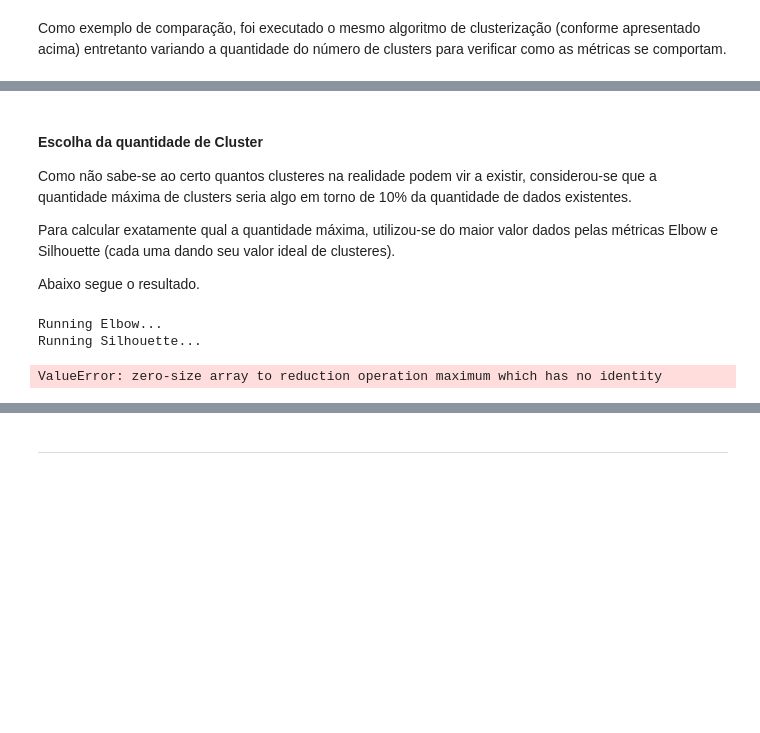
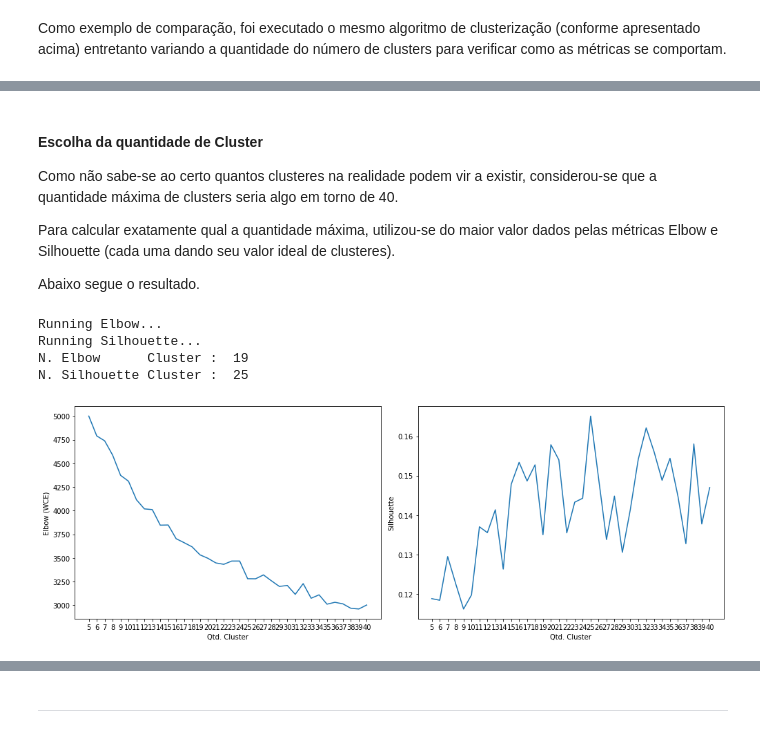
Before and after one commit to rdenadai/ia006c, a Jupyter notebook: notebooks/PROJETO/projeto.ipynb, the cells around one changed output, grey strips where cells are left out. Saved outputs shown, nothing was run; the diff lists cells and outputs as text; code cells hidden in the pictures; blank space fills up the shorter version.

```diff
--- a/notebooks/PROJETO/projeto.ipynb
+++ b/notebooks/PROJETO/projeto.ipynb
@@ -497,7 +500,7 @@ plt.show()
 # %% [markdown]
 #### Escolha da quantidade de Cluster
 
-Como não sabe-se ao certo quantos clusteres na realidade podem vir a existir, considerou-se que a quantidade máxima de clusters seria algo em torno de 10% da quantidade de dados existentes.
+Como não sabe-se ao certo quantos clusteres na realidade podem vir a existir, considerou-se que a quantidade máxima de clusters seria algo em torno de 40.
 
 Para calcular exatamente qual a quantidade máxima, utilizou-se do maior valor dados pelas métricas Elbow e Silhouette (cada uma dando seu valor ideal de clusteres).
 
@@ -513,10 +516,6 @@ def calculate_silhouette_metric(X, K):
     centroids = km_.means()
     sh_score = silhouette_score(X, assigned_clusters_, metric='cosine', random_state=0)
     return [len(centroids), sh_score]
-
-kmin = 10
-kmax = int(np.ceil((X.shape[0] * 0.1)))
-kmax = 30 if kmax > 30 else kmax
 
 print("Running Elbow...")
 elbow_error = []
@@ -546,20 +545,23 @@ qtd_cluster = elbow_amount_clusters if elbow_amount_clusters > silhouette_amount
 # %% [output]
 Running Elbow...
 Running Silhouette...
+N. Elbow      Cluster :  19
+N. Silhouette Cluster :  25
-ValueError: zero-size array to reduction operation maximum which has no identity
 # %%
 plt.figure(figsize=(14, 5))
 ax = plt.subplot(1, 2, 1)
-plt.plot(elbow_error)
-plt.xticks(range(kmin, kmax, 2))
-ax.set_xlim(kmin, kmax)
+plt.plot(range(len(elbow_error)), elbow_error)
+plt.xticks(range(len(elbow_error)), range(kmin, kmax + 1, 1))
 plt.xlabel("Qtd. Cluster")
 plt.ylabel("Elbow (WCE)")
+
 ax = plt.subplot(1, 2, 2)
-plt.plot(scores)
-plt.xticks(range(kmin, kmax, 2))
-ax.set_xlim(kmin, kmax)
+plt.plot(range(len(silhouette_scores)), silhouette_scores)
+plt.xticks(range(len(silhouette_scores)), range(kmin, kmax + 1, 1))
 plt.xlabel("Qtd. Cluster")
 plt.ylabel("Silhouette")
+
 plt.tight_layout()
 plt.show()
+# %% [output]
+[figure, added]
```
Also changed, not shown: parts of 25 cells of this notebook.
